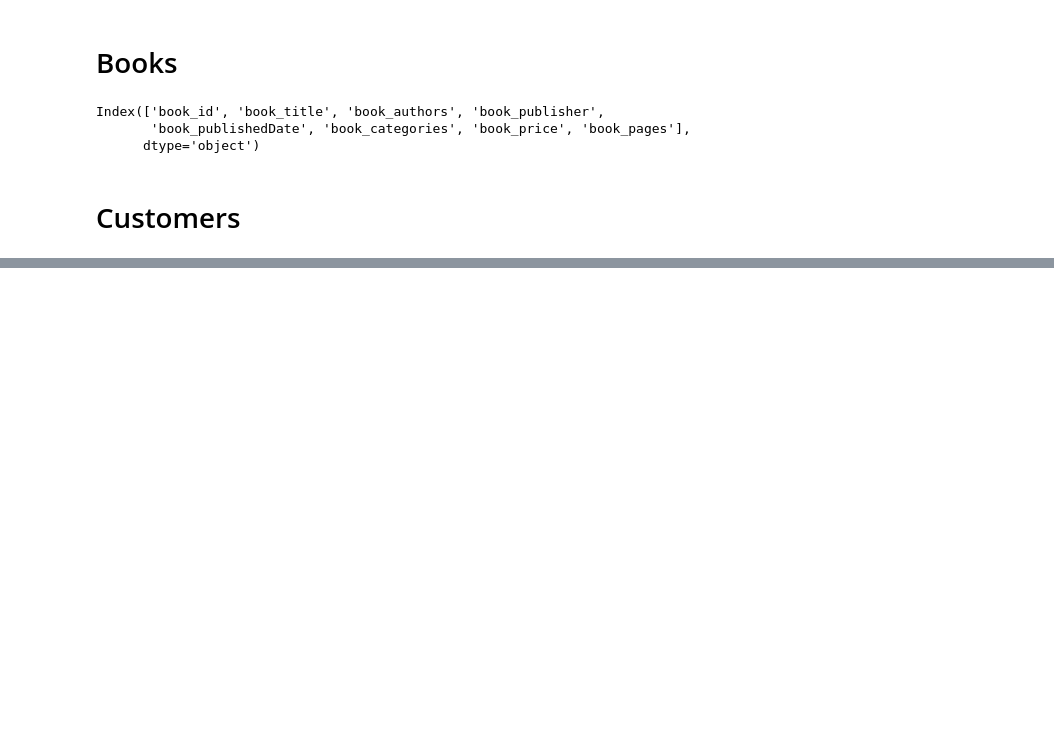
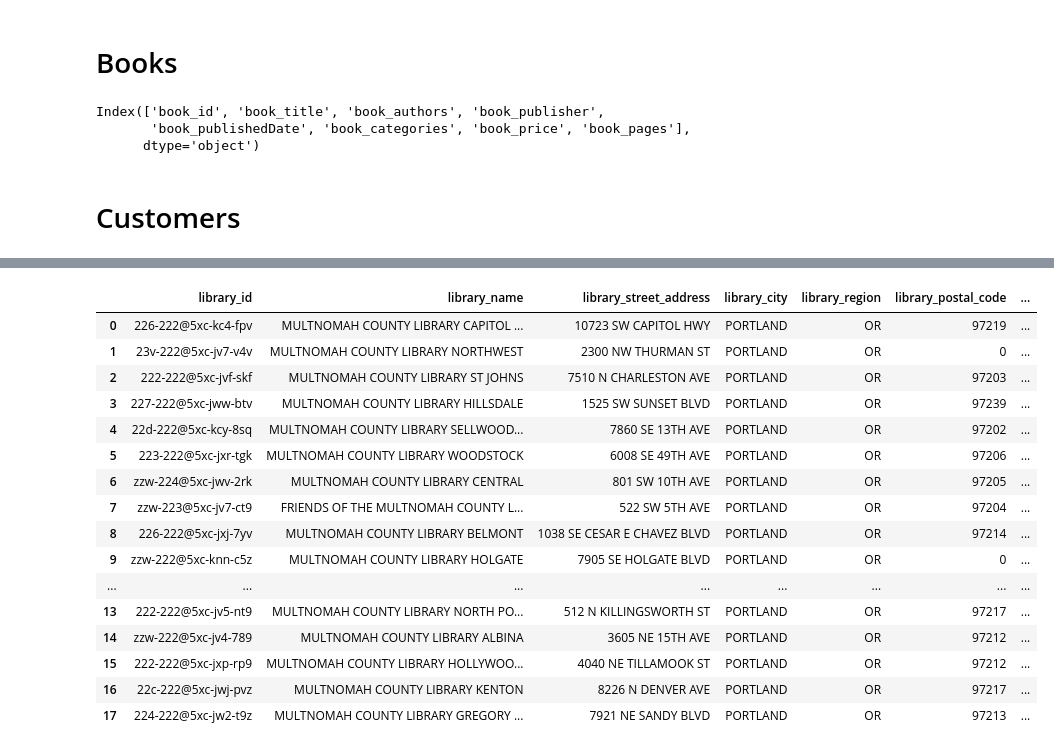
Before and after one commit to homoludens/library_example, a Jupyter notebook: library_eda.ipynb, the cells around one changed output, grey strips where cells are left out. Drawn from its saved outputs; the diff is of its cells as text; code cells hidden in the pictures; blank space fills up the shorter version.

```diff
--- a/library_eda.ipynb
+++ b/library_eda.ipynb
@@ -299,0 +578,2 @@ libraries_df.head(3)
+# %%
+libraries_df["address"] = libraries_df["library_street_address"] + ', ' + libraries_df["library_city"] + ', ' + libraries_df["library_region"]
@@ -301,0 +617,4 @@ checkouts_df = checkouts_df.merge(libraries_df, left_on='library_id', right_on='
+# %%
+libraries_df = libraries_df.merge(coordinates_list_gdf, on='address', how='left')
+# %%
+libraries_gdf = gpd.GeoDataFrame(libraries_df, geometry='geometry', crs='EPSG:4326')
@@ -301,0 +623,3 @@ checkouts_df = checkouts_df.merge(libraries_df, left_on='library_id', right_on='
+# %%
+libraries_df.longitude = libraries_df.longitude.apply(lambda x: x.replace('(','').replace(',',''))
+libraries_gdf.longitude = libraries_gdf.longitude.apply(lambda x: x.replace('(','').replace(',',''))
@@ -301,0 +630,20 @@ checkouts_df = checkouts_df.merge(libraries_df, left_on='library_id', right_on='
+# %%
+libraries_gdf
+# %% [output]
+|  | library_id | library_name | library_street_address | library_city | library_region | library_postal_code | ... |
+| 0 | 226-222@5xc-kc4-fpv | MULTNOMAH COUNTY LIBRARY CAPITOL ... | 10723 SW CAPITOL HWY | PORTLAND | OR | 97219 | ... |
+| 1 | 23v-222@5xc-jv7-v4v | MULTNOMAH COUNTY LIBRARY NORTHWEST | 2300 NW THURMAN ST | PORTLAND | OR | 0 | ... |
+| 2 | 222-222@5xc-jvf-skf | MULTNOMAH COUNTY LIBRARY ST JOHNS | 7510 N CHARLESTON AVE | PORTLAND | OR | 97203 | ... |
+| 3 | 227-222@5xc-jww-btv | MULTNOMAH COUNTY LIBRARY HILLSDALE | 1525 SW SUNSET BLVD | PORTLAND | OR | 97239 | ... |
+| 4 | 22d-222@5xc-kcy-8sq | MULTNOMAH COUNTY LIBRARY SELLWOOD... | 7860 SE 13TH AVE | PORTLAND | OR | 97202 | ... |
+| 5 | 223-222@5xc-jxr-tgk | MULTNOMAH COUNTY LIBRARY WOODSTOCK | 6008 SE 49TH AVE | PORTLAND | OR | 97206 | ... |
+| 6 | zzw-224@5xc-jwv-2rk | MULTNOMAH COUNTY LIBRARY CENTRAL | 801 SW 10TH AVE | PORTLAND | OR | 97205 | ... |
+| 7 | zzw-223@5xc-jv7-ct9 | FRIENDS OF THE MULTNOMAH COUNTY L... | 522 SW 5TH AVE | PORTLAND | OR | 97204 | ... |
+| 8 | 226-222@5xc-jxj-7yv | MULTNOMAH COUNTY LIBRARY BELMONT | 1038 SE CESAR E CHAVEZ BLVD | PORTLAND | OR | 97214 | ... |
+| 9 | zzw-222@5xc-knn-c5z | MULTNOMAH COUNTY LIBRARY HOLGATE | 7905 SE HOLGATE BLVD | PORTLAND | OR | 0 | ... |
+| ... | ... | ... | ... | ... | ... | ... | ... |
+| 13 | 222-222@5xc-jv5-nt9 | MULTNOMAH COUNTY LIBRARY NORTH PO... | 512 N KILLINGSWORTH ST | PORTLAND | OR | 97217 | ... |
+| 14 | zzw-222@5xc-jv4-789 | MULTNOMAH COUNTY LIBRARY ALBINA | 3605 NE 15TH AVE | PORTLAND | OR | 97212 | ... |
+| 15 | 222-222@5xc-jxp-rp9 | MULTNOMAH COUNTY LIBRARY HOLLYWOO... | 4040 NE TILLAMOOK ST | PORTLAND | OR | 97212 | ... |
+| 16 | 22c-222@5xc-jwj-pvz | MULTNOMAH COUNTY LIBRARY KENTON | 8226 N DENVER AVE | PORTLAND | OR | 97217 | ... |
+| 17 | 224-222@5xc-jw2-t9z | MULTNOMAH COUNTY LIBRARY GREGORY ... | 7921 NE SANDY BLVD | PORTLAND | OR | 97213 | ... |
```
Also changed, not shown: parts of 135 cells of this notebook.
